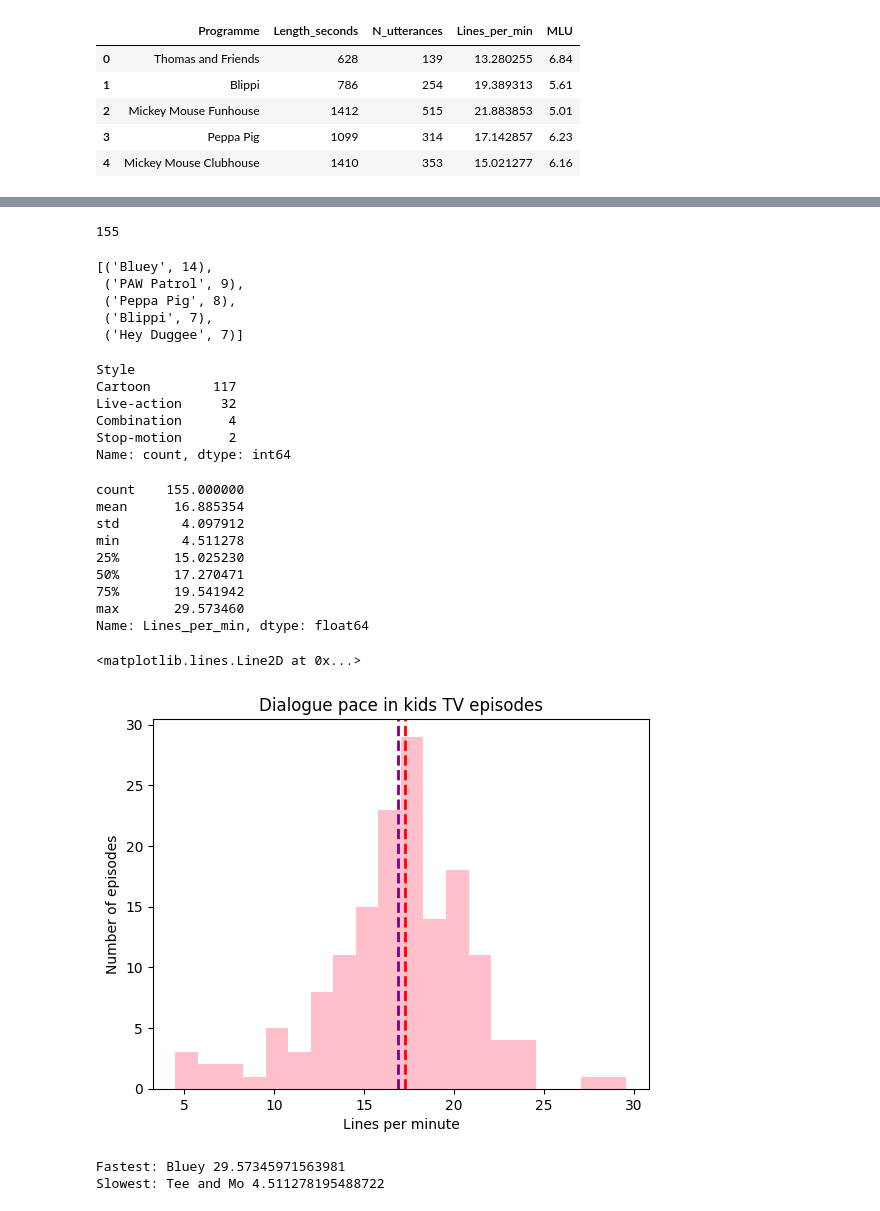
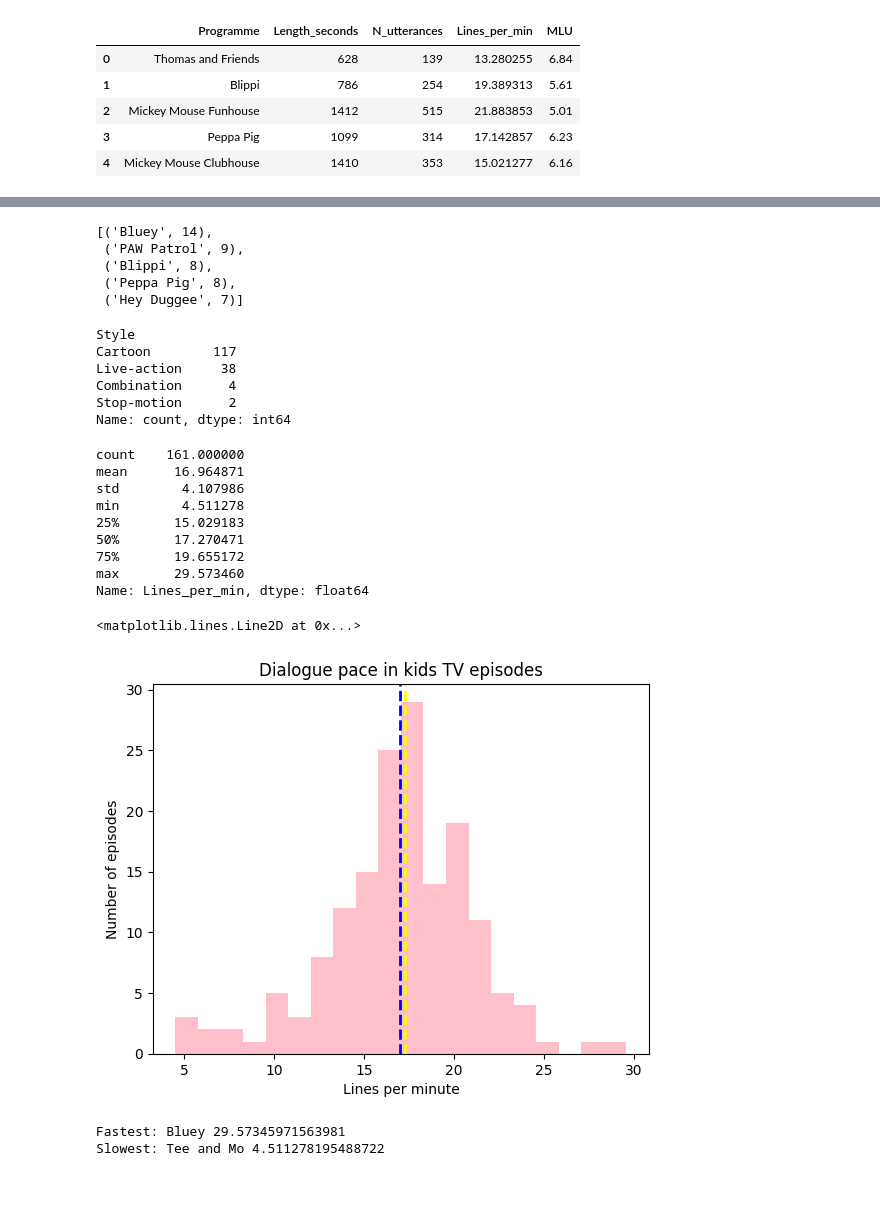
Before and after one commit to wei-lin-lai/wei-lin-lai-dataset-assignment, a Jupyter notebook: Wei-Lin_Lai_assignment_05_dataset.ipynb, the cells around one changed output, grey strips where cells are left out. Saved outputs shown, nothing was run; the diff lists cells and outputs as text; code cells hidden in the pictures.

```diff
--- a/Wei-Lin_Lai_assignment_05_dataset.ipynb
+++ b/Wei-Lin_Lai_assignment_05_dataset.ipynb
@@ -98,50 +94,52 @@ len(pacing_df)
-# %%
-pacing_df = episode_info_df[episode_info_df.Length_seconds != 2100]
-len(pacing_df)
-# %% [output]
-155
 # %%
 # which shows have the most episodes in the data?
-programmes = pacing_df.Programme.tolist()
+programmes = episode_info_df.Programme.tolist()
 collections.Counter(programmes).most_common(5)
+
+# most_common() is a method belonging to the Counter class within the built-in collections module.
+# It returns a list of (element, count) tuples sorted in descending order by their frequency
 # %% [output]
 [('Bluey', 14),
  ('PAW Patrol', 9),
+ ('Blippi', 8),
  ('Peppa Pig', 8),
- ('Blippi', 7),
  ('Hey Duggee', 7)]
 # %%
-pacing_df.Style.value_counts()
+episode_info_df.Style.value_counts()
 # %% [output]
 Style
 Cartoon        117
-Live-action     32
+Live-action     38
 Combination      4
 Stop-motion      2
 Name: count, dtype: int64
 # %%
 # Dialogue Pace
 # %%
-pacing_df.Lines_per_min.describe()
+episode_info_df.Lines_per_min.describe()
 # %% [output]
-count    155.000000
-mean      16.885354
-std        4.097912
+count    161.000000
+mean      16.964871
+std        4.107986
 min        4.511278
-25%       15.025230
+25%       15.029183
 50%       17.270471
-75%       19.541942
+75%       19.655172
 max       29.573460
 Name: Lines_per_min, dtype: float64
 # %%
-plt.hist(pacing_df.Lines_per_min, bins=20, color='pink')
+plt.hist(episode_info_df.Lines_per_min, bins=20, color='pink')
 plt.xlabel('Lines per minute')
 plt.ylabel('Number of episodes')
 plt.title('Dialogue pace in kids TV episodes')
-plt.axvline(pacing_df.Lines_per_min.mean(), color='purple', linestyle='dashed', linewidth=2)    # mean
-plt.axvline(pacing_df.Lines_per_min.median(), color='red', linestyle='dashed', linewidth=2)     # median
+
+# mean
+plt.axvline(episode_info_df.Lines_per_min.mean(), color='blue', linestyle='dashed', linewidth=2)
+
+# median
+plt.axvline(episode_info_df.Lines_per_min.median(), color='yellow', linestyle='dashed', linewidth=2)
 # %% [output]
 <matplotlib.lines.Line2D at 0x...>
-[figure, old version]
+[figure, new version]
 # %%
 # fastest and slowest episodes
```
Also changed, not shown: parts of 12 cells of this notebook.
